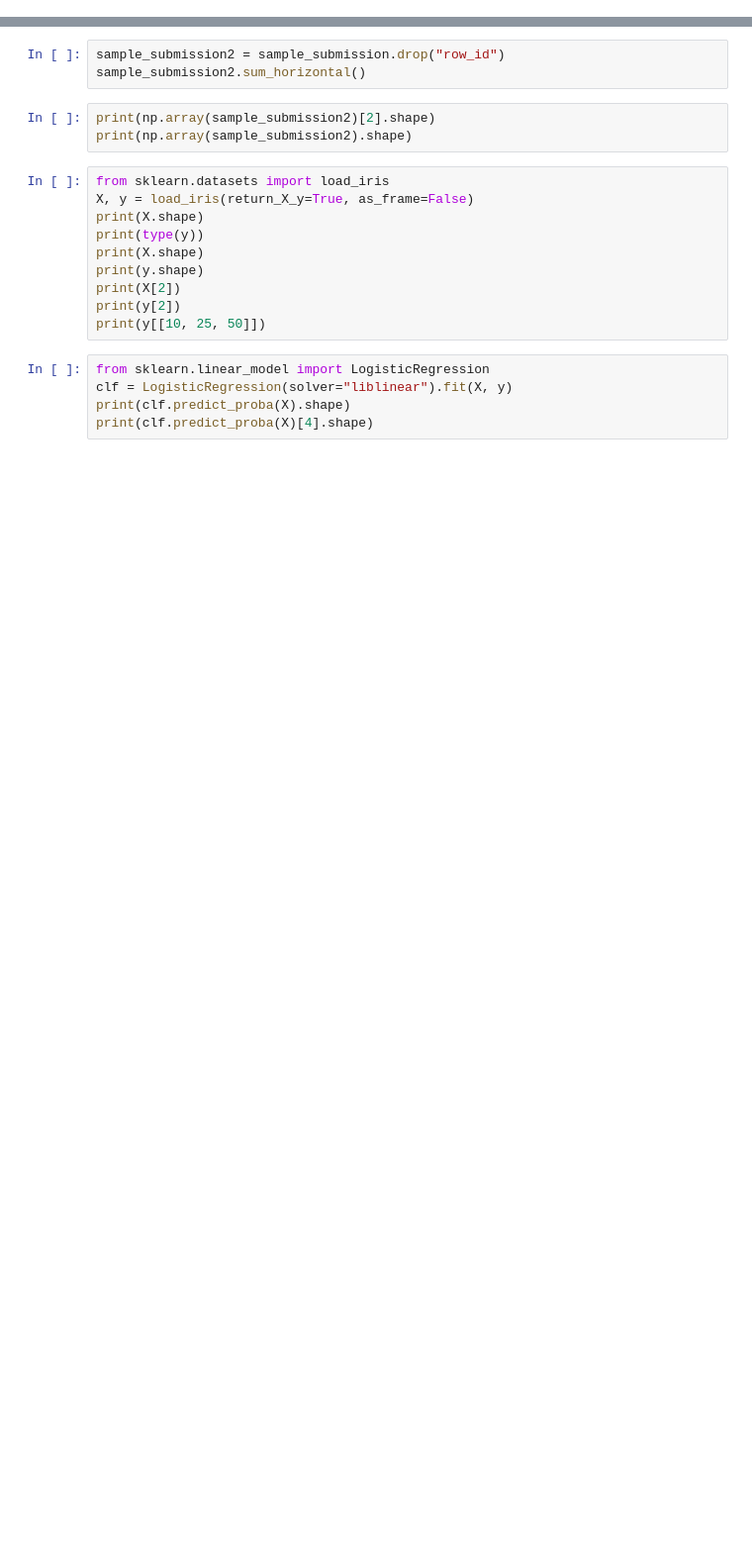
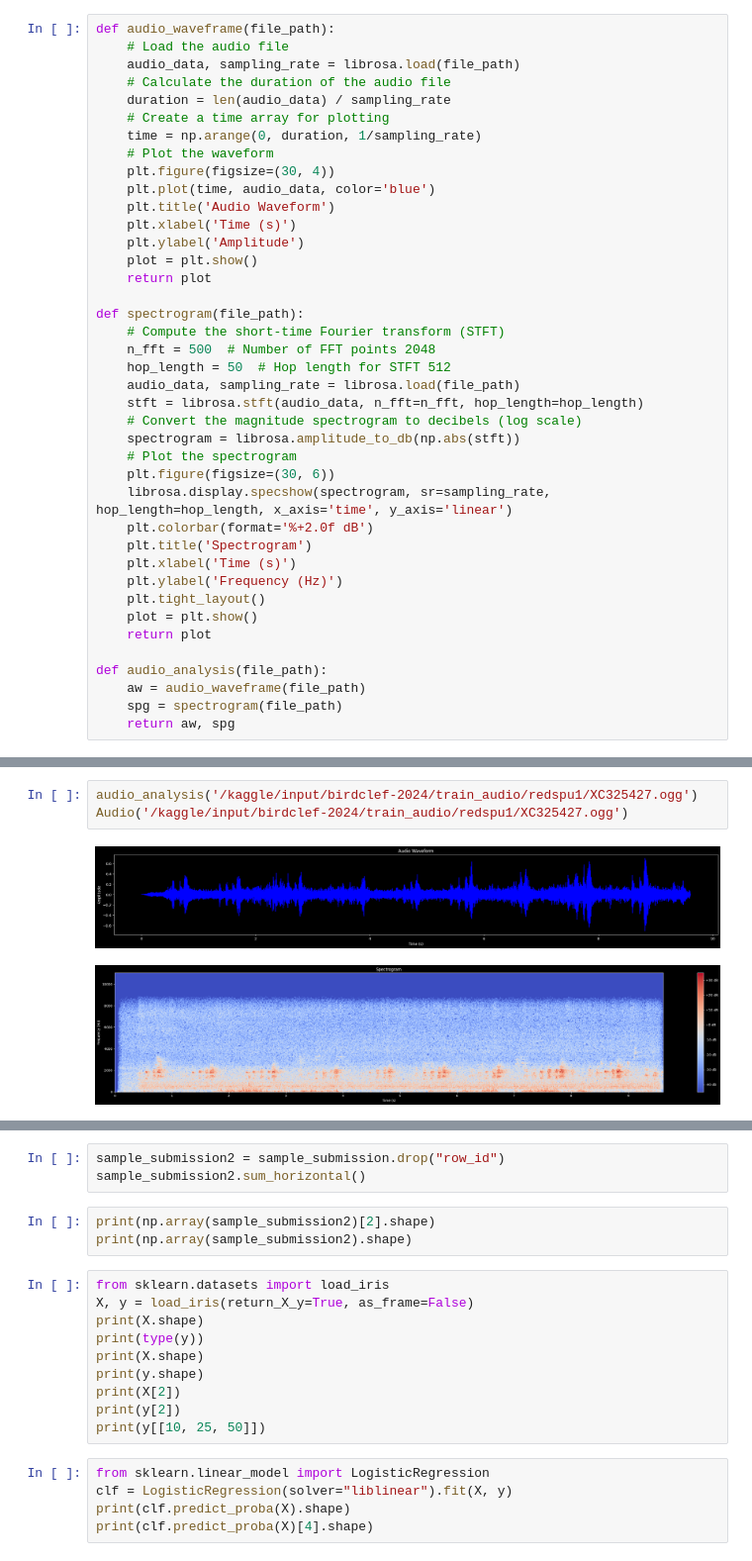
Before and after one commit to sumaniitm/BirdCLEF-2024-kaggle, a Jupyter notebook: primary-problem-study.ipynb, the cells around one changed output, grey strips where cells are left out. Shown at 99% size. Cells and saved outputs as stored; diff of their text form; blank space fills up the shorter version.

Commit message:
Kaggle Notebook | primary_problem_study | v0.1.2

```diff
--- a/primary-problem-study.ipynb
+++ b/primary-problem-study.ipynb
@@ -49,0 +97,40 @@ litegr
+# %%
+def audio_waveframe(file_path):
+    # Load the audio file
+    audio_data, sampling_rate = librosa.load(file_path)
+    # Calculate the duration of the audio file
+    duration = len(audio_data) / sampling_rate
+    # Create a time array for plotting
+    time = np.arange(0, duration, 1/sampling_rate)
+    # Plot the waveform
+    plt.figure(figsize=(30, 4))
+    plt.plot(time, audio_data, color='blue')
+    plt.title('Audio Waveform')
+    plt.xlabel('Time (s)')
+    plt.ylabel('Amplitude')
+    plot = plt.show()
+    return plot
+
+def spectrogram(file_path):
+    # Compute the short-time Fourier transform (STFT)
+    n_fft = 500  # Number of FFT points 2048
+    hop_length = 50  # Hop length for STFT 512
+    audio_data, sampling_rate = librosa.load(file_path)
+    stft = librosa.stft(audio_data, n_fft=n_fft, hop_length=hop_length)
+    # Convert the magnitude spectrogram to decibels (log scale)
+    spectrogram = librosa.amplitude_to_db(np.abs(stft))
+    # Plot the spectrogram
+    plt.figure(figsize=(30, 6))
+    librosa.display.specshow(spectrogram, sr=sampling_rate, hop_length=hop_length, x_axis='time', y_axis='linear')
+    plt.colorbar(format='%+2.0f dB')
+    plt.title('Spectrogram')
+    plt.xlabel('Time (s)')
+    plt.ylabel('Frequency (Hz)')
+    plt.tight_layout()
+    plot = plt.show()
+    return plot
+
+def audio_analysis(file_path):
+    aw = audio_waveframe(file_path)
+    spg = spectrogram(file_path)
+    return aw, spg
@@ -49,0 +155,6 @@ litegr
+# %%
+audio_analysis('/kaggle/input/birdclef-2024/train_audio/redspu1/XC325427.ogg')
+Audio('/kaggle/input/birdclef-2024/train_audio/redspu1/XC325427.ogg')
+# %% [output]
+[figure, added]
+[figure, added]
```
Also changed, not shown: parts of 23 cells of this notebook.
